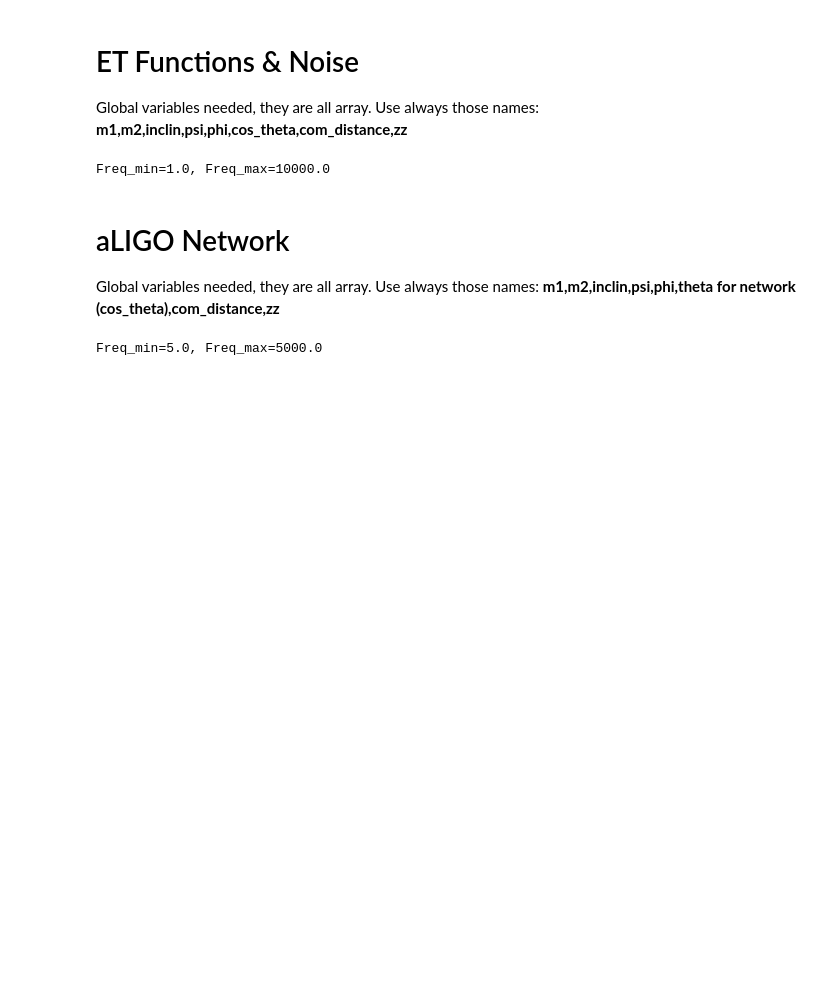
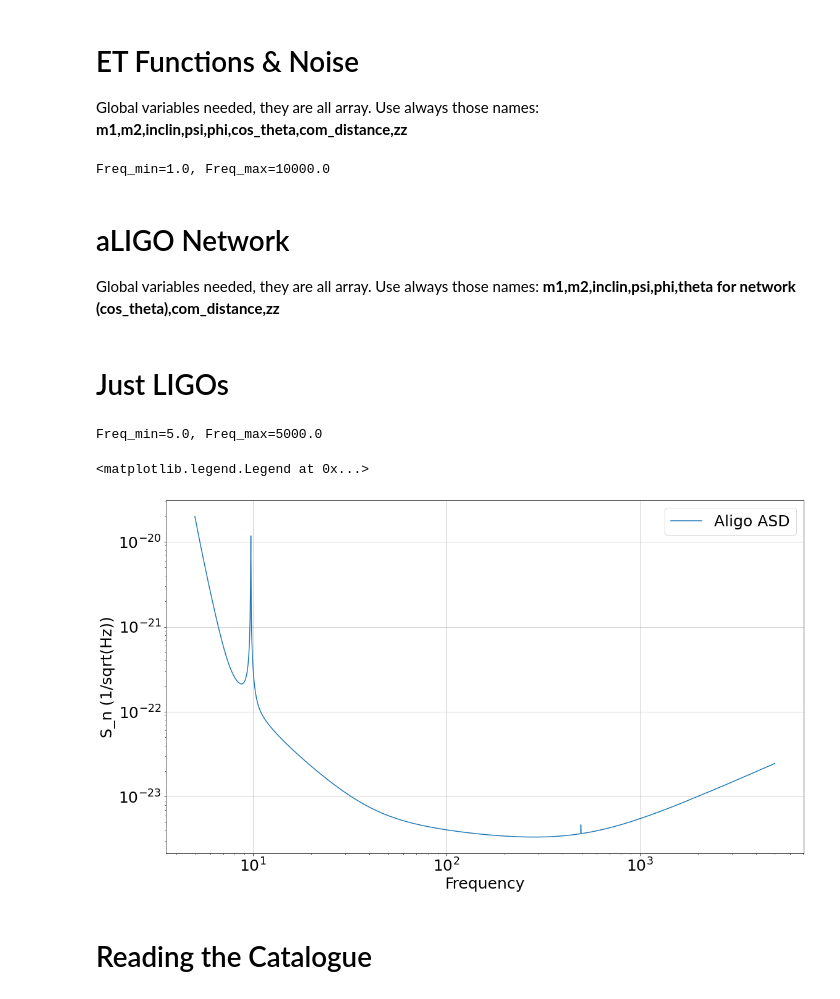
Before and after one commit to RCianca/DarkSirensStat, a Jupyter notebook: DSCatalogueCreator/DecisionMaker.ipynb, the cells around one changed output. Drawn from its saved outputs; the diff is of its cells as text; code cells hidden in the pictures; blank space fills up the shorter version.

```diff
--- a/DSCatalogueCreator/DecisionMaker.ipynb
+++ b/DSCatalogueCreator/DecisionMaker.ipynb
@@ -315,0 +369,2 @@ def network_angular_response(i):
+# %% [markdown]
+# Just LIGOs
@@ -318,12 +384,33 @@ def network_angular_response(i):
 #data from https://dcc.ligo.org/LIGO-T1800044/public
 Aligo_freq=np.loadtxt('ALIGO_sens.txt',usecols=0)
 Aligo_noise=np.loadtxt('ALIGO_sens.txt',usecols=1)#This is the amplitude so must be squared
-Aligo_sn=interpolate.interp1d(Aligo_freq,Aligo_noise,kind='cubic',fill_value="extrapolate")
+Aligo_sn=interpolate.interp1d(Aligo_freq,Aligo_noise,fill_value="extrapolate")
 Aligo_min_freq=Aligo_freq.min()
 Aligo_max_freq=Aligo_freq.max()
 print('Freq_min={}, Freq_max={}'.format(Aligo_min_freq,Aligo_max_freq))
 # %% [output]
 Freq_min=5.0, Freq_max=5000.0
+# %%
+freq_for_plot_Aligo=np.linspace(Aligo_freq.min(),Aligo_freq.max(),100000)
+plt.rcParams.update({'font.size': 25})
+fig,ax = plt.subplots()
+
+fig.set_size_inches(18.5, 10.5)
+ax.set_xlabel('Frequency')
+ax.set_ylabel('S_n (1/sqrt(Hz))')
+
+ax.plot(freq_for_plot_Aligo,Aligo_sn(freq_for_plot_Aligo),label='Aligo ASD')
+
+plt.yscale('log')
+plt.xscale('log')
+plt.grid(axis='y', alpha=0.75)
+plt.grid(axis='x', alpha=0.75)
+plt.legend()
+# %% [output]
+<matplotlib.legend.Legend at 0x...>
+[figure, added]
+# %% [markdown]
+# Reading the Catalogue
 # %%
 #------------read the catalogue-------------------------------------
 dat = Table.read('EVA02.fits', format='fits')
```
Also changed, not shown: parts of 31 cells of this notebook, 8 other files.
